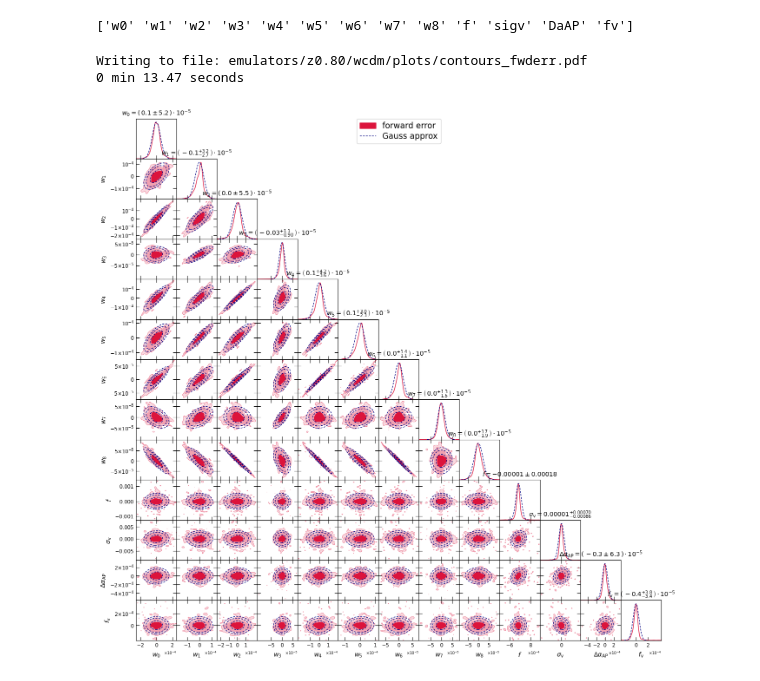
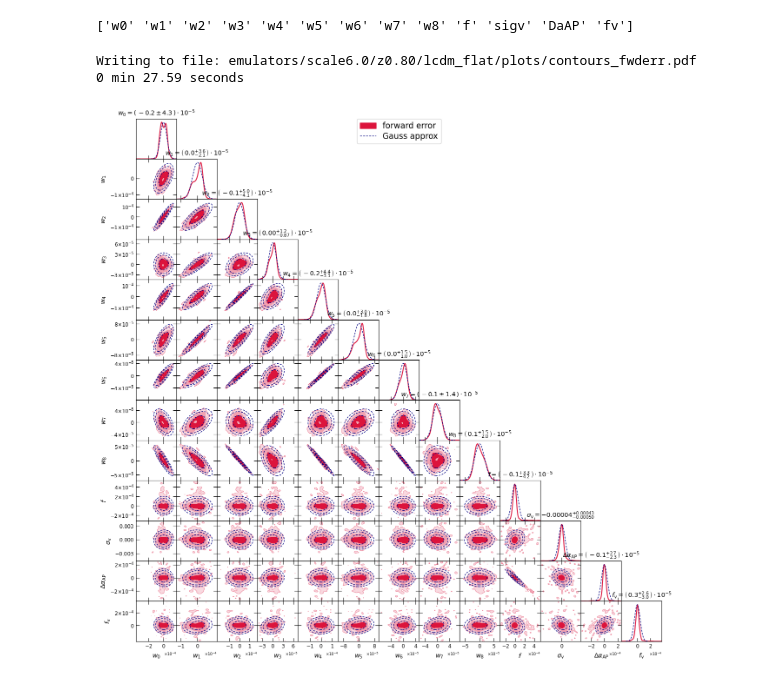
Before and after one commit to a-paranjape/zeldovich-smearing, a Jupyter notebook: emulation/Use_Emulators.ipynb, the cells around one changed output. Saved outputs shown, nothing was run; the diff lists cells and outputs as text; code cells hidden in the pictures.

```diff
--- a/emulation/Use_Emulators.ipynb
+++ b/emulation/Use_Emulators.ipynb
@@ -27,7 +27,7 @@ mpl.rcParams['ytick.right'] = True
 mpl.rcParams['xtick.labelsize'] = 16
 mpl.rcParams['ytick.labelsize'] = 16
 mpl.rcParams['axes.labelsize'] = 18
-mpl.rcParams['legend.fontsize'] = 16 # 14
+mpl.rcParams['legend.fontsize'] = 14
 mpl.rcParams['legend.labelspacing'] = 0.25
 
 FS = 18
@@ -51,13 +51,15 @@ mpl+getdist setup done
 # %% [markdown]
 ## Setup
 # %%
-Cosmo = 'wcdm'  # one of ['lcdm','wcdm','nucdm','w0wacdm']
-Flat = False    # whether or not to vary spatial curvature
-Z_Eval = 0.8
+Cosmo = 'lcdm'  # one of ['lcdm','wcdm','nucdm','w0wacdm']
+Flat = True    # whether or not to vary spatial curvature
 
 Loc_Stem = 'emulators/'
 Model_Name = 'shallow' # one of existing models, e.g., 'shallow','telescopic'
-Perc = 0.1 # should match what was used when generating data samples
+
+# these should match what was used when generating data samples
+Z_Eval = 0.8
+Scale_Planck18 = 6.0
 
 # Set the variable below to True to perform the 'stringent' test of arXiv:2410.21374
 # which assesses the performance of the BiSequential basis in describing the chosen model.
@@ -70,5 +72,4 @@ CMap = plt.cm.plasma
 Save_Fig = True
 
 # minimal setup dict needed to load AgnosticEmulator instance
-setup = {'out_stem':Loc_Stem+'z{0:.2f}/'.format(Z_Eval),
-         'cosmo':Cosmo,'flat':Flat,'z_eval':Z_Eval,'perc':Perc}
+setup = {'out_stem':Loc_Stem,'cosmo':Cosmo,'flat':Flat,'z_eval':Z_Eval,'scale_planck18':Scale_Planck18}
@@ -102,5 +108,15 @@ if Perform_Stringent_Test:
 else:
     agnostic,cosmological = agem.gen_sample(sample_setup={'sample_stem':'test'})
 
+# exclude the few pathological examples (in neutrino cosmologies) with very large sigv values
+ind_keep = np.where(agnostic[-3] < 1e3)[0]
+print(cosmological[:,np.where(agnostic[-3] >= 1e3)[0]])
+# print(np.where(agnostic[-3] >= 1e3)[0])
+# print(np.where(cosmological[-1] > 0.28)[0])
+agnostic = agnostic[:,ind_keep]
+cosmological = cosmological[:,ind_keep]
+if Perform_Stringent_Test:
+    xilin = xilin[ind_keep]
 n_samp = agnostic.shape[1]
+print('... kept {0:d} samples'.format(n_samp))
 # %% [output]
@@ -549,21 +570,21 @@ print(plot_param_list)
 # %%
 start_time = time()
 gdplot = set_gdplot(sp_size=1.2)
 
 gdplot.triangle_plot([gd_err_agnos,gd_err_agnos_gauss], plot_param_list,
                      filled=[True,False],contour_colors=['crimson','navy'],
                      contour_ls=['-','--'],
-                     contour_lws=[1.0,1.0],
+                     contour_lws=[1.5,1.0],
                      legend_loc='upper center',
                      title_limit=1)
 
 if Save_Fig:
     filename = file_stem + '.pdf'
     print('Writing to file: '+agem.plot_dir+filename)
     gdplot.export(fname=filename,adir=agem.plot_dir)
 
 agem.time_this(start_time)
 # %% [output]
-Writing to file: emulators/z0.80/wcdm/plots/contours_fwderr.pdf
-0 min 13.47 seconds
+Writing to file: emulators/scale6.0/z0.80/lcdm_flat/plots/contours_fwderr.pdf
+0 min 27.59 seconds
-[figure, old version]
+[figure, new version]
```
Also changed, not shown: parts of 15 cells of this notebook, 1 other file.
